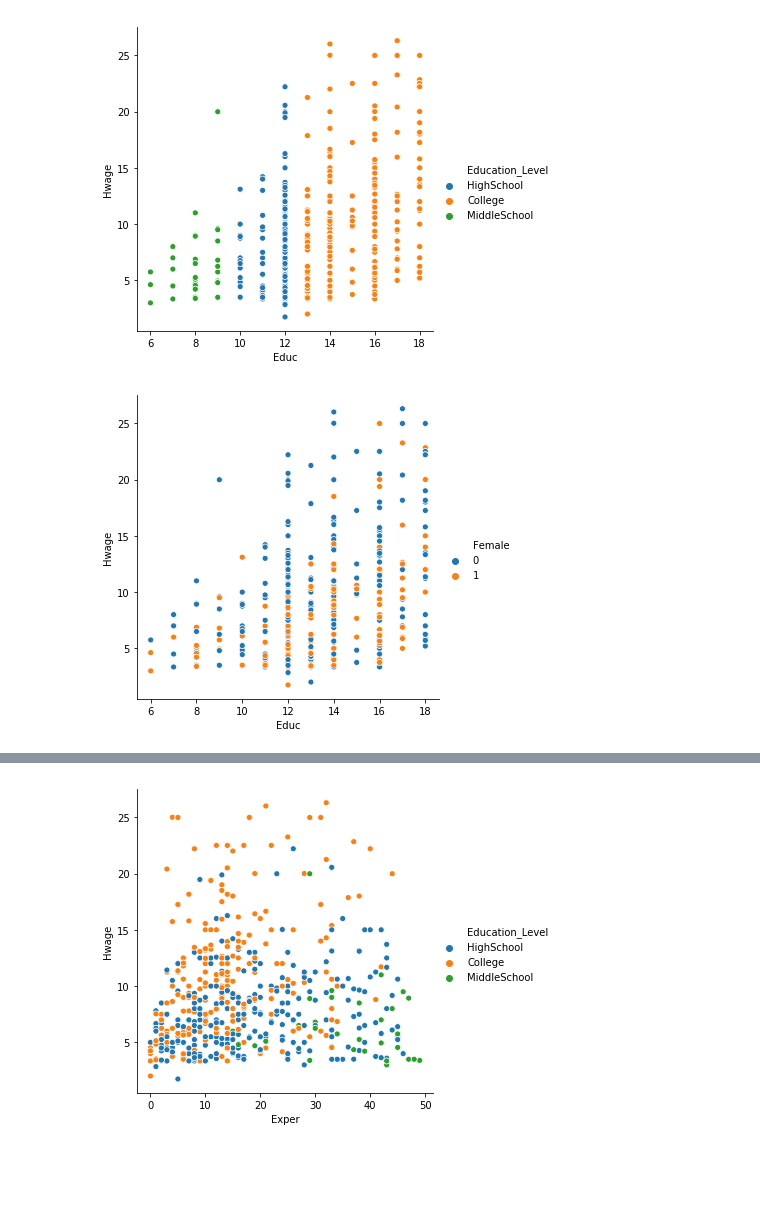
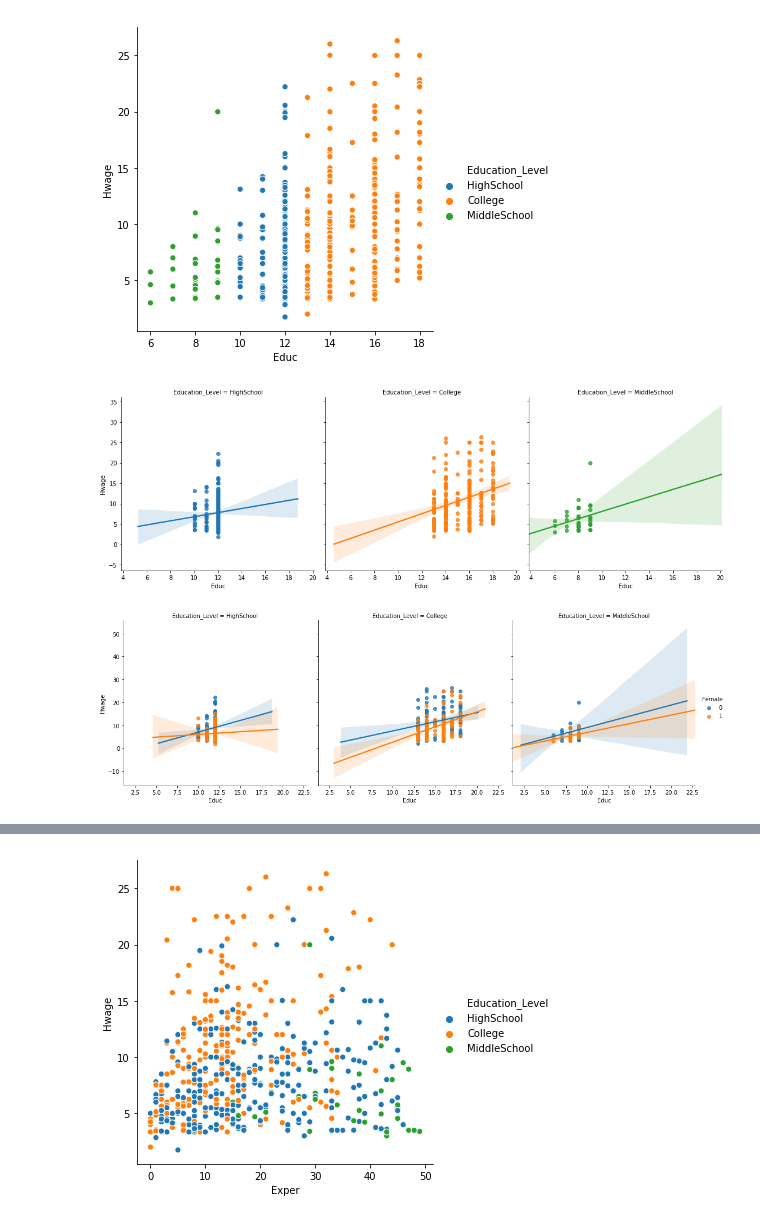
Before and after one commit to Captmoonshot/Hwage_article, a Jupyter notebook: Hwage.ipynb, the cells around one changed output, grey strips where cells are left out. Drawn from its saved outputs; the diff is of its cells as text; code cells hidden in the pictures; blank space fills up the shorter version.

```diff
--- a/Hwage.ipynb
+++ b/Hwage.ipynb
@@ -225,6 +229,11 @@ sns.relplot(x="Educ", y="Hwage", hue='Education_Level', data=wages);
 # %% [output]
 [figure]
 # %%
-sns.relplot(x="Educ", y="Hwage", hue='Female', data=wages);
+sns.lmplot(x="Educ", y="Hwage", col='Education_Level', hue='Education_Level', data=wages);
 # %% [output]
-[figure, old version]
+[figure, new version]
+# %%
+fig2 = sns.lmplot(x="Educ", y="Hwage", col='Education_Level', hue='Female', data=wages);
+fig2.savefig('Hwage_vs_Education_Level_by_Female.png')
+# %% [output]
+[figure, added]
```
Also changed, not shown: parts of 62 cells of this notebook, 4 other files.
